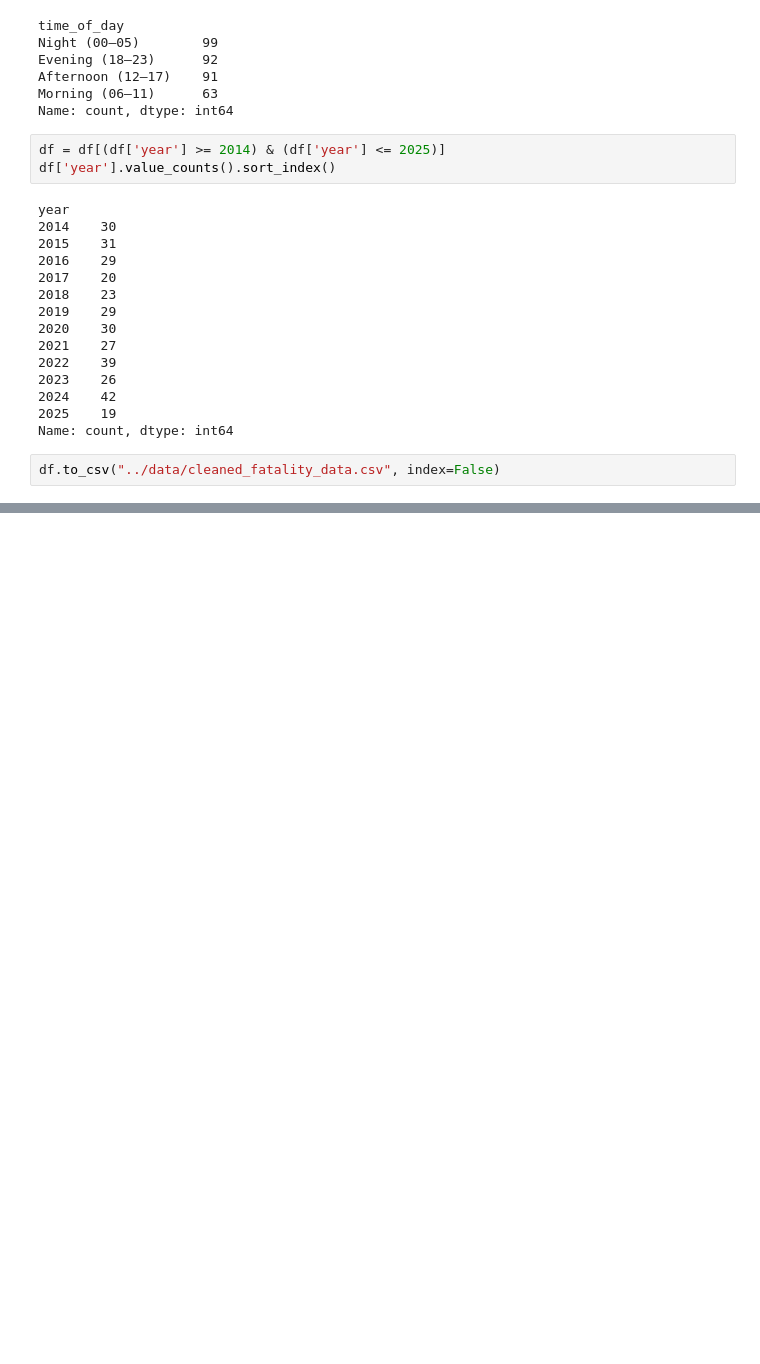
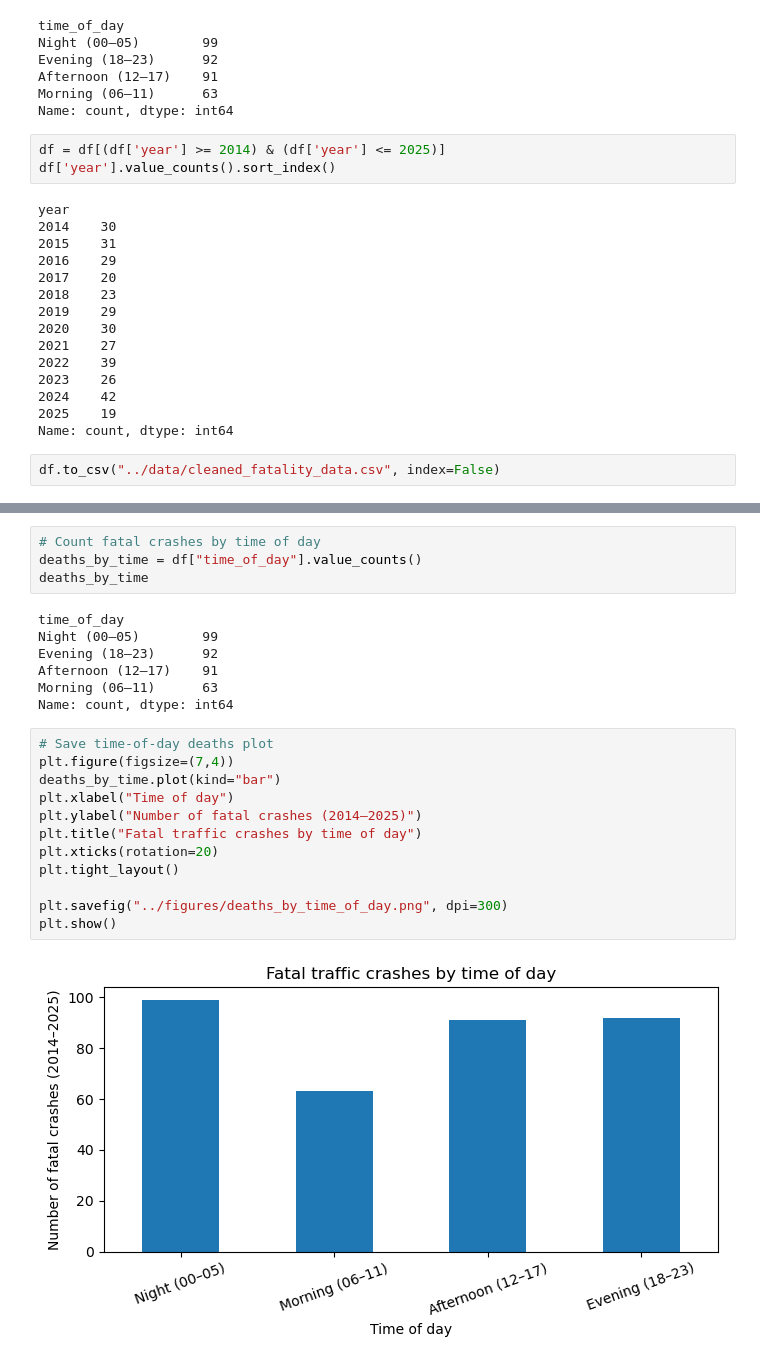
Before and after one commit to UCB-stat-159-f25/final-group26, a Jupyter notebook: notebooks/01_data_cleaning_and_death_trends.ipynb, the cells around one changed output, grey strips where cells are left out. Cells and saved outputs as stored; diff of their text form; blank space fills up the shorter version.

```diff
--- a/notebooks/01_data_cleaning_and_death_trends.ipynb
+++ b/notebooks/01_data_cleaning_and_death_trends.ipynb
@@ -162,0 +246,25 @@ df.to_csv("../data/cleaned_fatality_data.csv", index=False)
+# %%
+# Count fatal crashes by time of day
+deaths_by_time = df["time_of_day"].value_counts()
+deaths_by_time
+# %% [output]
+time_of_day
+Night (00–05)        99
+Evening (18–23)      92
+Afternoon (12–17)    91
+Morning (06–11)      63
+Name: count, dtype: int64
+# %%
+# Save time-of-day deaths plot
+plt.figure(figsize=(7,4))
+deaths_by_time.plot(kind="bar")
+plt.xlabel("Time of day")
+plt.ylabel("Number of fatal crashes (2014–2025)")
+plt.title("Fatal traffic crashes by time of day")
+plt.xticks(rotation=20)
+plt.tight_layout()
+
+plt.savefig("../figures/deaths_by_time_of_day.png", dpi=300)
+plt.show()
+# %% [output]
+[figure, added]
```
Also changed, not shown: parts of 8 cells of this notebook.
